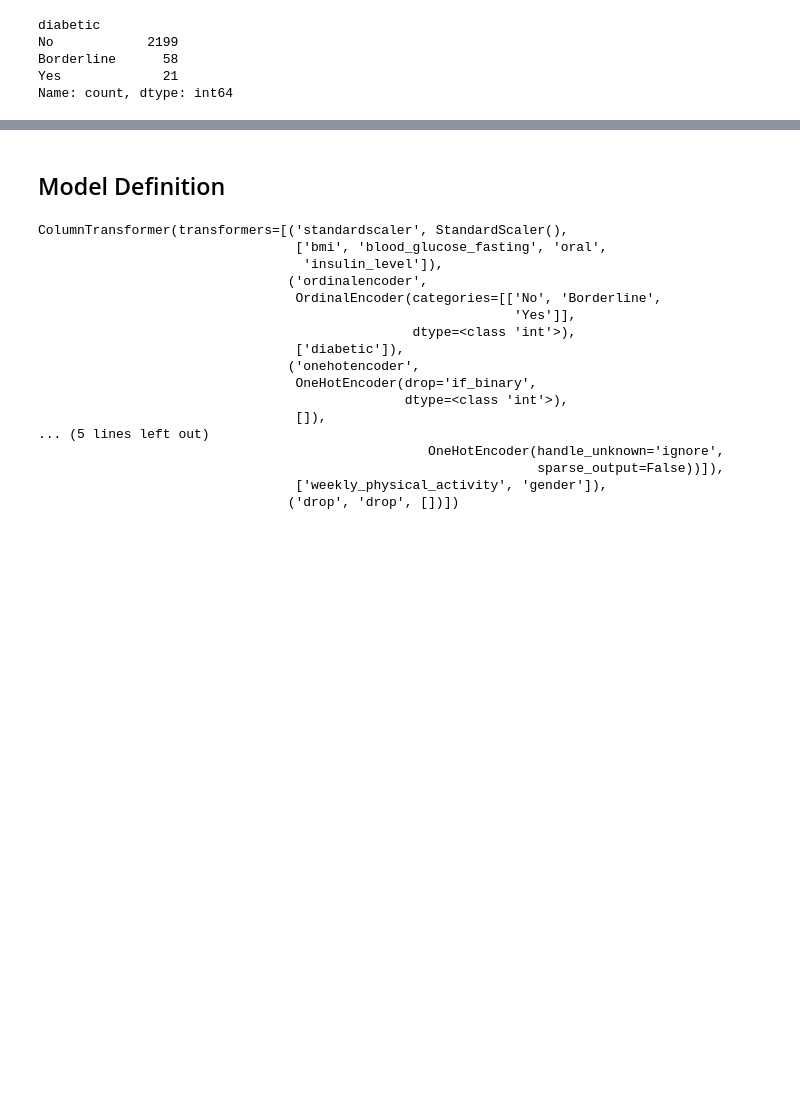
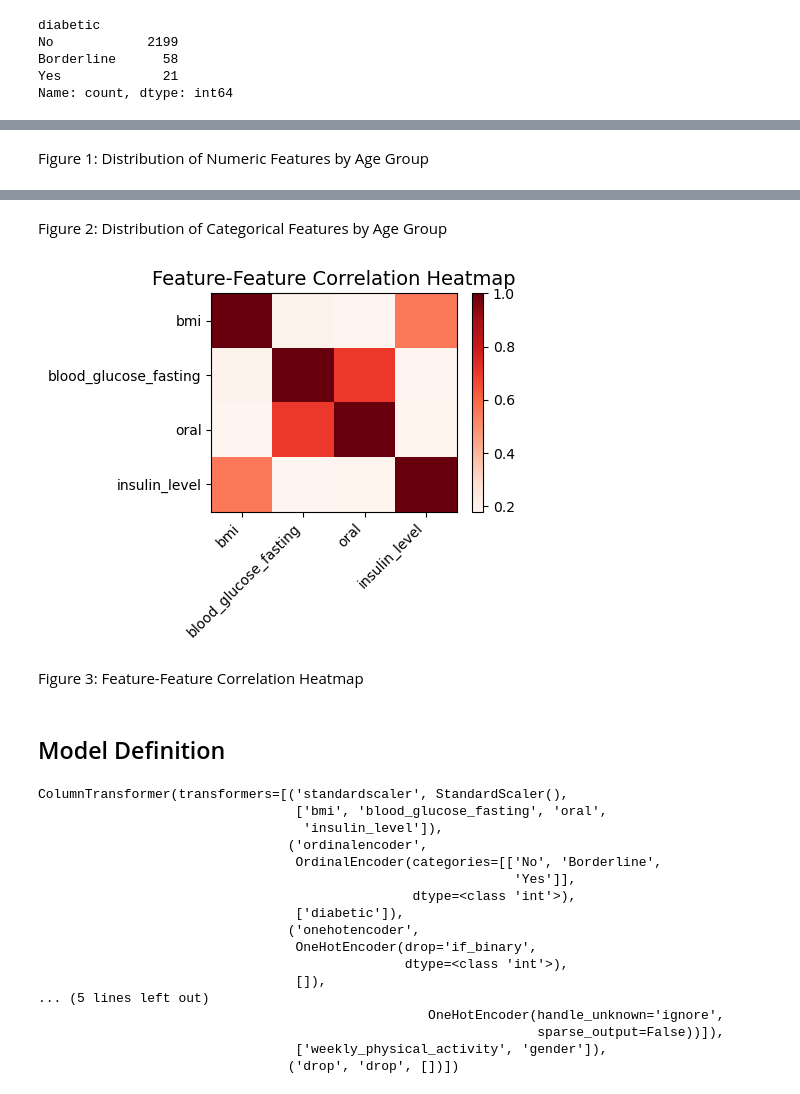
Before and after one commit to UBC-MDS/DSCI522-2425-group31_age-group-prediction, a Jupyter notebook: notebook/age_prediction_report.ipynb, the cells around one changed output, grey strips where cells are left out. Cells and saved outputs as stored; diff of their text form; code cells hidden in the pictures; blank space fills up the shorter version.

Commit message:
Completed Data preprocessing, EDA and Visualization

```diff
--- a/notebook/age_prediction_report.ipynb
+++ b/notebook/age_prediction_report.ipynb
@@ -137,3 +166,6 @@ Name: count, dtype: int64
+# %%
+# Removing the row where 'weekly_physical_activity' is 7.0 because there is just a single entry
+data = data[data["weekly_physical_activity"] != 7.0]
 # %%
 np.random.seed(522)
 set_config(transform_output="pandas")
@@ -155,4 +184,0 @@ data_test.to_csv(file_data_test, index = False)
-# %%
-#Load the training data
-
-data_train = pd.read_csv(file_data_train)
@@ -166,10 +196,33 @@ aly.alt.data_transformers.enable('vegafusion')
 aly.dist(data_train, color = 'age_group')
 # %% [output]
 [interactive output not drawn]
+# %% [markdown]
+Figure 1: Distribution of Numeric Features by Age Group
 # %%
 aly.dist(data_train, color = 'age_group', dtype = 'object')
 # %% [output]
 [interactive output not drawn]
+# %% [markdown]
+Figure 2: Distribution of Categorical Features by Age Group
+# %%
+numerical_features = data_train.select_dtypes(include=['float64']).columns
+correlation_matrix = data_train[numerical_features].corr()
+
+fig, ax = plt.subplots(figsize=(5, 4))
+im = ax.imshow(correlation_matrix, cmap="Reds", aspect="auto")
+
+ax.set_xticks(range(len(numerical_features)))
+ax.set_yticks(range(len(numerical_features)))
+ax.set_xticklabels(numerical_features, rotation=45, ha="right")
+ax.set_yticklabels(numerical_features)
+plt.colorbar(im, ax=ax)
+plt.title("Feature-Feature Correlation Heatmap", fontsize=14)
+plt.tight_layout()
+plt.show()
+# %% [output]
+[figure, added]
+# %% [markdown]
+Figure 3: Feature-Feature Correlation Heatmap
 # %% [markdown]
 ## Model Definition
 # %%
```
Also changed, not shown: parts of 25 cells of this notebook, 2 other files.
